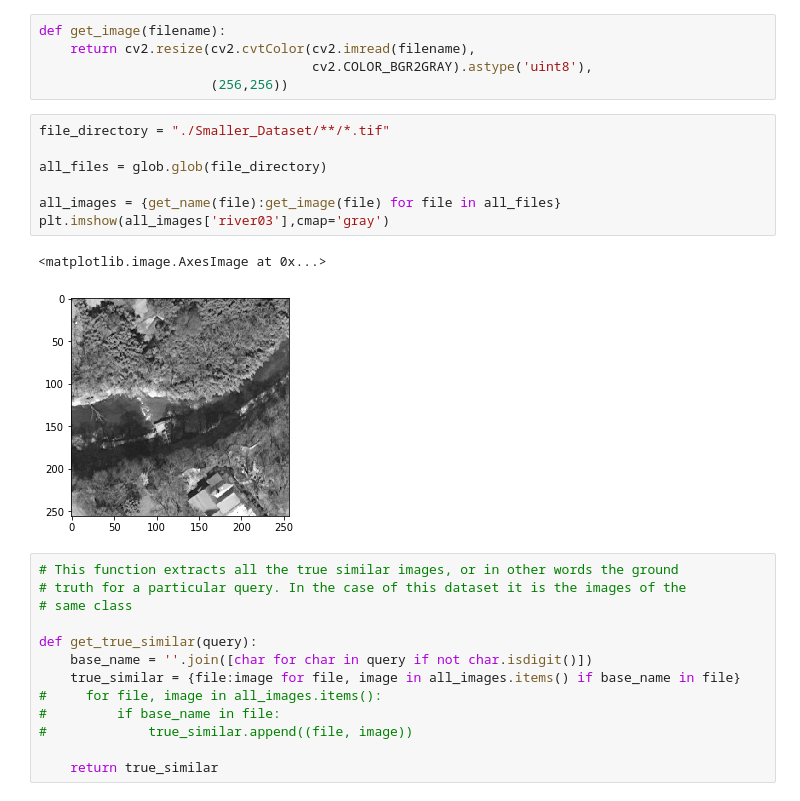
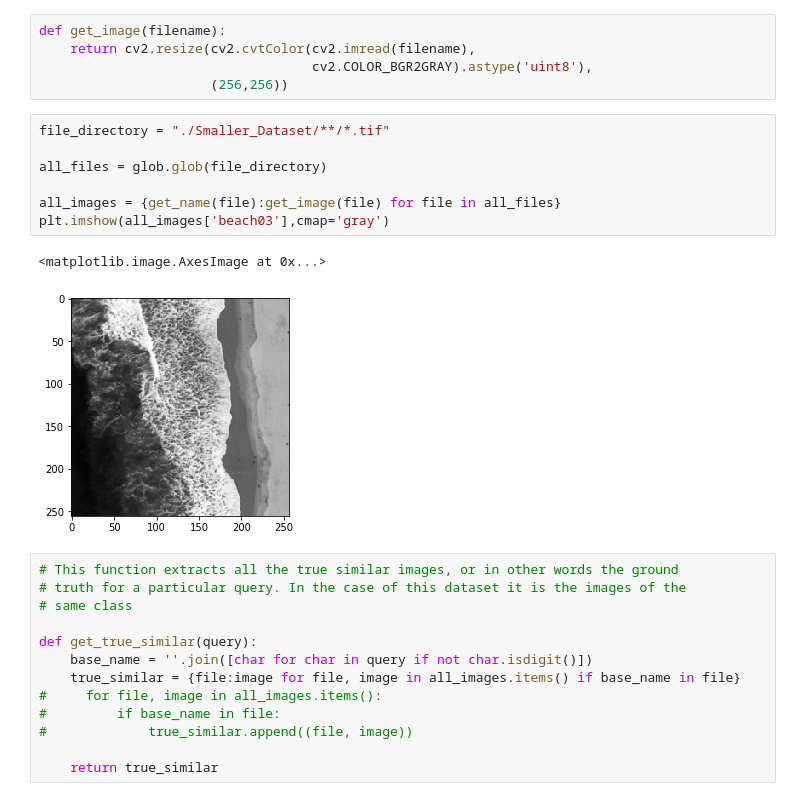
Before and after one commit to asim29/Content_Based_Image_Retrieval, a Jupyter notebook: Pipeline.ipynb, the cells around one changed output. Cells and saved outputs as stored; diff of their text form.

```diff
--- a/Pipeline.ipynb
+++ b/Pipeline.ipynb
@@ -23,13 +24,13 @@ def get_image(filename):
 # %%
 file_directory = "./Smaller_Dataset/**/*.tif"
 
 all_files = glob.glob(file_directory)
 
 all_images = {get_name(file):get_image(file) for file in all_files}
-plt.imshow(all_images['river03'],cmap='gray')
+plt.imshow(all_images['beach03'],cmap='gray')
 # %% [output]
 <matplotlib.image.AxesImage at 0x...>
-[figure, old version]
+[figure, new version]
 # %%
 # This function extracts all the true similar images, or in other words the ground
 # truth for a particular query. In the case of this dataset it is the images of the
```
Also changed, not shown: parts of 24 cells of this notebook.
